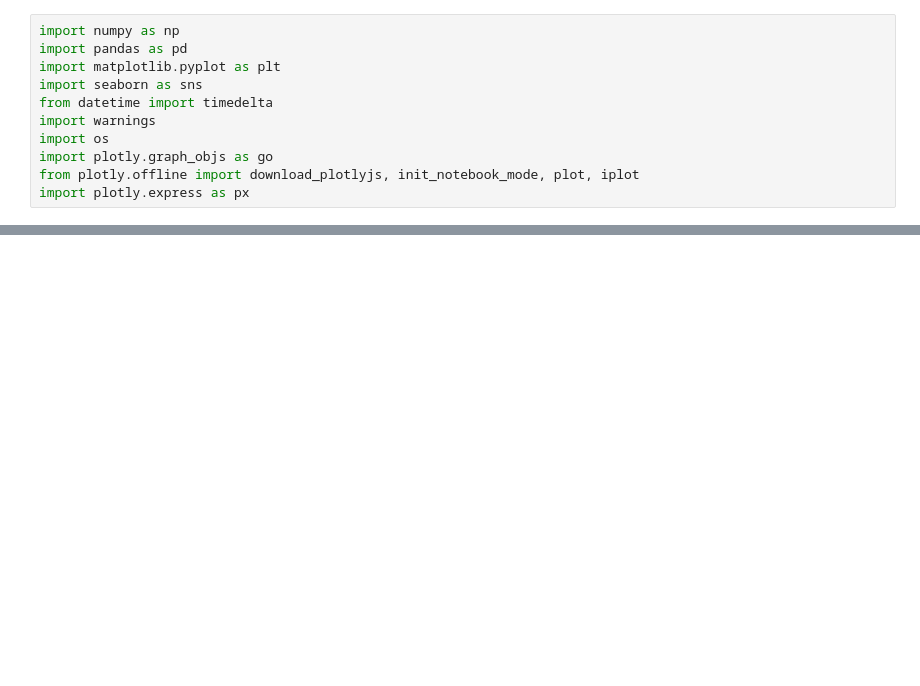
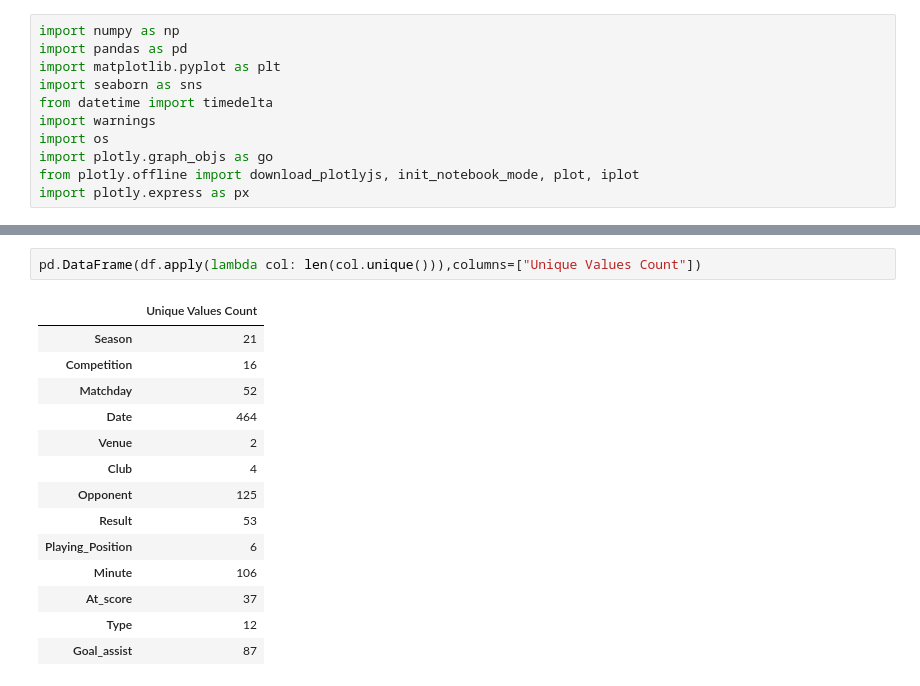
Before and after one commit to YoussefAkuma/DataAnalyst0, a Jupyter notebook: index.ipynb, the cells around one changed output, grey strips where cells are left out. Drawn from its saved outputs; the diff is of its cells as text; blank space fills up the shorter version.

```diff
--- a/index.ipynb
+++ b/index.ipynb
@@ -32,0 +72,17 @@ import plotly.express as px
+# %%
+pd.DataFrame(df.apply(lambda col: len(col.unique())),columns=["Unique Values Count"])
+# %% [output]
+|  | Unique Values Count |
+| Season | 21 |
+| Competition | 16 |
+| Matchday | 52 |
+| Date | 464 |
+| Venue | 2 |
+| Club | 4 |
+| Opponent | 125 |
+| Result | 53 |
+| Playing_Position | 6 |
+| Minute | 106 |
+| At_score | 37 |
+| Type | 12 |
+| Goal_assist | 87 |
```
Also changed, not shown: parts of 15 cells of this notebook, 2 other files.
